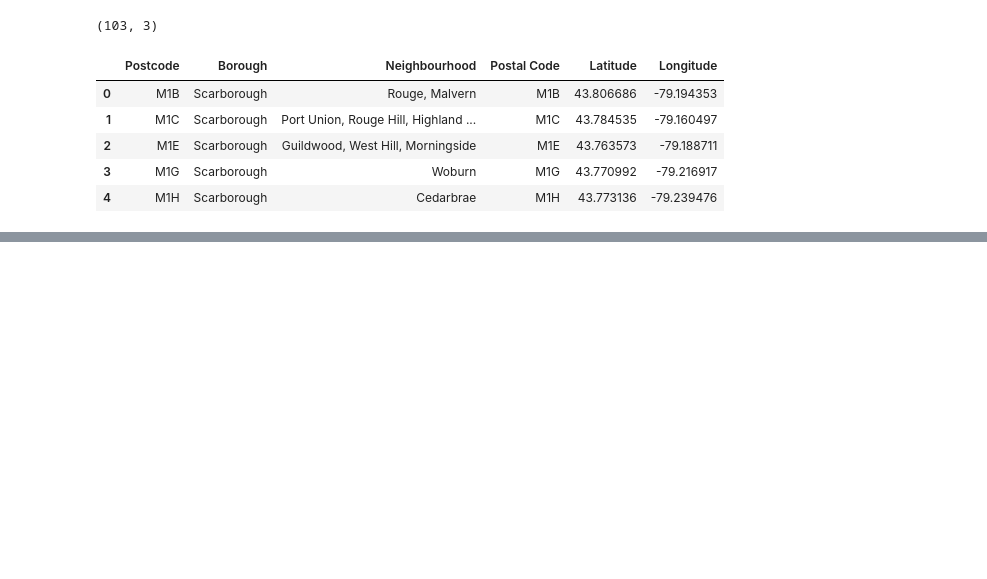
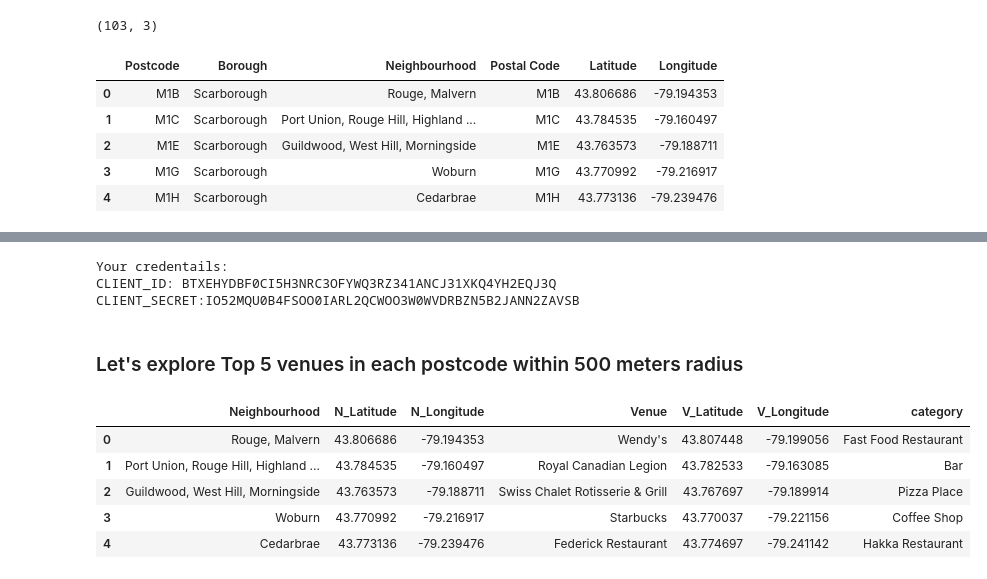
Before and after one commit to 6969tls/IBM-Applied-Data-Science-Week3, a Jupyter notebook: Applied Data Science Capstone.ipynb, the cells around one changed output, grey strips where cells are left out. Drawn from its saved outputs; the diff is of its cells as text; code cells hidden in the pictures; blank space fills up the shorter version.

```diff
--- a/Applied Data Science Capstone.ipynb
+++ b/Applied Data Science Capstone.ipynb
@@ -596,5 +600,0 @@ geo_toronto.head()
-# %%
-# re-arrange columns based on assignment instruction
-
-geo_toronto = geo_toronto[['Postal Code', 'Borough', 'Neighbourhood', 'Latitude', 'Longitude']]
-geo_toronto.head()
@@ -607,0 +646,16 @@ geo_toronto.head()
+# %%
+# Define Foursquare Credentials and Version
+
+CLIENT_ID = 'BTXEHYDBF0CI5H3NRC3OFYWQ3RZ341ANCJ31XKQ4YH2EQJ3Q' # your Foursquare ID
+CLIENT_SECRET = 'IO52MQU0B4FSOO0IARL2QCWOO3W0WVDRBZN5B2JANN2ZAVSB' # your Foursquare Secret
+VERSION = '20161225' # Foursquare API version
+
+print('Your credentails:')
+print('CLIENT_ID: ' + CLIENT_ID)
+print('CLIENT_SECRET:' + CLIENT_SECRET)
+# %% [output]
+Your credentails:
+CLIENT_ID: BTXEHYDBF0CI5H3NRC3OFYWQ3RZ341ANCJ31XKQ4YH2EQJ3Q
+CLIENT_SECRET:IO52MQU0B4FSOO0IARL2QCWOO3W0WVDRBZN5B2JANN2ZAVSB
+# %% [markdown]
+### Let's explore Top 5 venues in each postcode within 500 meters radius
@@ -607,0 +696,11 @@ geo_toronto.head()
+# %%
+temp = pd.DataFrame(x for row in location_list for x in row)
+temp.columns = ['Neighbourhood','N_Latitude','N_Longitude','Venue','V_Latitude','V_Longitude','category']
+temp.head()
+# %% [output]
+|  | Neighbourhood | N_Latitude | N_Longitude | Venue | V_Latitude | V_Longitude | category |
+| 0 | Rouge, Malvern | 43.806686 | -79.194353 | Wendy's | 43.807448 | -79.199056 | Fast Food Restaurant |
+| 1 | Port Union, Rouge Hill, Highland ... | 43.784535 | -79.160497 | Royal Canadian Legion | 43.782533 | -79.163085 | Bar |
+| 2 | Guildwood, West Hill, Morningside | 43.763573 | -79.188711 | Swiss Chalet Rotisserie & Grill | 43.767697 | -79.189914 | Pizza Place |
+| 3 | Woburn | 43.770992 | -79.216917 | Starbucks | 43.770037 | -79.221156 | Coffee Shop |
+| 4 | Cedarbrae | 43.773136 | -79.239476 | Federick Restaurant | 43.774697 | -79.241142 | Hakka Restaurant |
```
Also changed, not shown: parts of 22 cells of this notebook.
